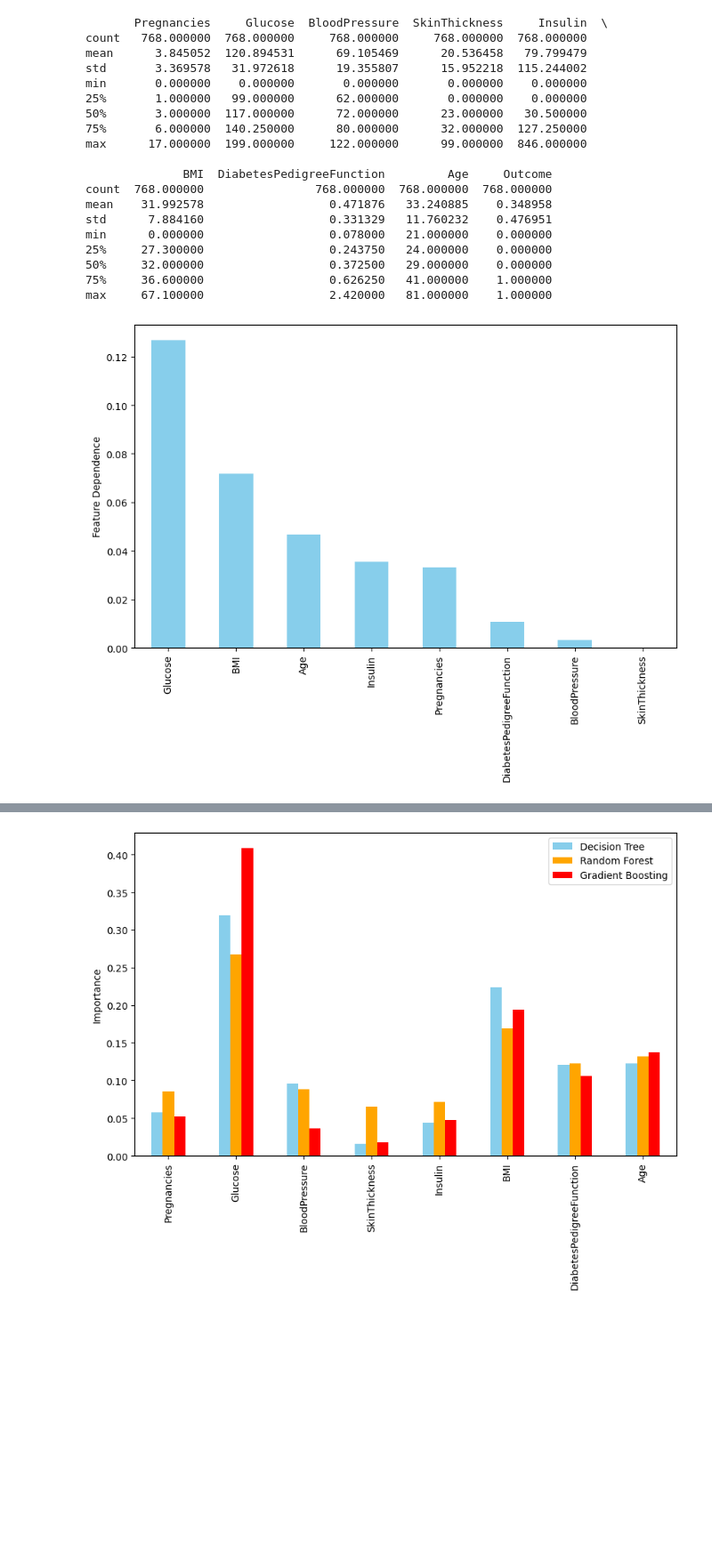
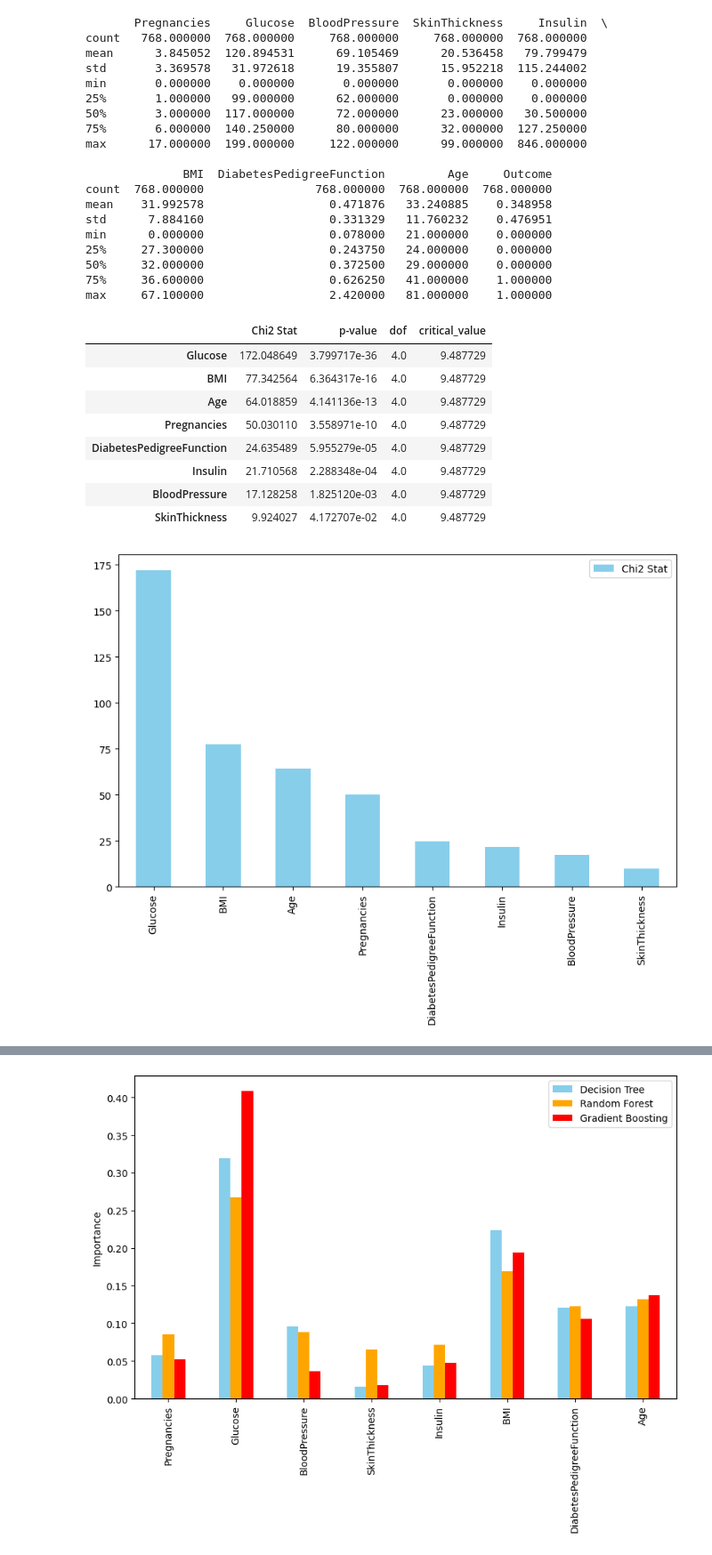
Before and after one commit to denisangel2k2/machine-learning-sp, a Jupyter notebook: Supervised/main.ipynb, the cells around one changed output, grey strips where cells are left out. Shown at 89% size. Drawn from its saved outputs; the diff is of its cells as text; code cells hidden in the pictures; blank space fills up the shorter version.

Commit message:
Finish data analysis

```diff
--- a/Supervised/main.ipynb
+++ b/Supervised/main.ipynb
@@ -34,15 +34,3 @@ plt.tight_layout()
 plt.show()
 # %% [output]
 [figure]
-# %%
-plt.figure(figsize=(15, 10))
-
-for i, feature in enumerate(data_features, 1):
-    plt.subplot(3, 3, i)
-    plt.boxplot(dataset.data[feature].dropna(), vert=False, patch_artist=True,
-                boxprops=dict(facecolor='lightgreen'))
-    plt.title(f'Box plot of {feature}')
-    plt.xlabel(feature)
-
-plt.tight_layout()
-plt.show()
@@ -96,23 +80,46 @@ min      0.000000                  0.078000   21.000000    0.000000
 50%     32.000000                  0.372500   29.000000    0.000000
 75%     36.600000                  0.626250   41.000000    1.000000
 max     67.100000                  2.420000   81.000000    1.000000
-# %%
-from sklearn.feature_selection import mutual_info_classif
-
-dataset = PimaDataset('../data/diabetes.csv')
-
-data = dataset.data
-X = data.drop(columns=['Outcome'])
-y = data['Outcome']
-
-# Compute mutual information
-mutual_info = mutual_info_classif(X, y, random_state=0)
-mutual_info_series = pd.Series(mutual_info, index=X.columns)
-
-# Plot
-mutual_info_series.sort_values(ascending=False).plot(kind='bar', color='skyblue', figsize=(10, 6))
-# plt.title('Mutual Information of Features with Outcome')
-plt.ylabel('Feature Dependence')
-plt.show()
-# %% [output]
-[figure, removed]
+# %%
+from scipy.stats import chi2_contingency, chi2
+from sklearn.preprocessing import KBinsDiscretizer
+
+dataset = PimaDataset('../data/diabetes.csv')
+
+data = dataset.data
+X = data.drop(columns=['Outcome'])
+y = data['Outcome']
+alpha = 0.05
+
+binner = KBinsDiscretizer(n_bins=5, encode='ordinal', strategy='uniform')
+X_binned = pd.DataFrame(binner.fit_transform(X), columns=X.columns)
+
+chi2_results = {}
+for feature in X_binned.columns:
+    contingency_table = pd.crosstab(X_binned[feature], y)
+
+    # plt.table(cellText=contingency_table.values, rowLabels=contingency_table.index, colLabels=contingency_table.columns, loc='center', cellLoc='center')
+    # plt.axis('off')
+    # plt.show()
+
+    chi2_stat, p, dof, expected = chi2_contingency(contingency_table)
+    critical_value = chi2.ppf(1 - alpha, dof)
+    chi2_results[feature] = {"Chi2 Stat": chi2_stat, "p-value": p, "dof": dof, "critical_value": critical_value}
+
+chi2_df = pd.DataFrame(chi2_results).T
+chi2_df_sorted = chi2_df.sort_values(by="Chi2 Stat", ascending=False)
+
+chi2_df_sorted.plot(kind='bar', y='Chi2 Stat', color='skyblue', figsize=(10, 6))
+chi2_df_sorted.plot(kind='bar', y='p-value', color='skyblue', figsize=(10, 6))
+chi2_df_sorted
+# %% [output]
+|  | Chi2 Stat | p-value | dof | critical_value |
+| Glucose | 172.048649 | 3.799717e-36 | 4.0 | 9.487729 |
+| BMI | 77.342564 | 6.364317e-16 | 4.0 | 9.487729 |
+| Age | 64.018859 | 4.141136e-13 | 4.0 | 9.487729 |
+| Pregnancies | 50.030110 | 3.558971e-10 | 4.0 | 9.487729 |
+| DiabetesPedigreeFunction | 24.635489 | 5.955279e-05 | 4.0 | 9.487729 |
+| Insulin | 21.710568 | 2.288348e-04 | 4.0 | 9.487729 |
+| BloodPressure | 17.128258 | 1.825120e-03 | 4.0 | 9.487729 |
+| SkinThickness | 9.924027 | 4.172707e-02 | 4.0 | 9.487729 |
+[figure, added]
```
Also changed, not shown: parts of 4 cells of this notebook.
